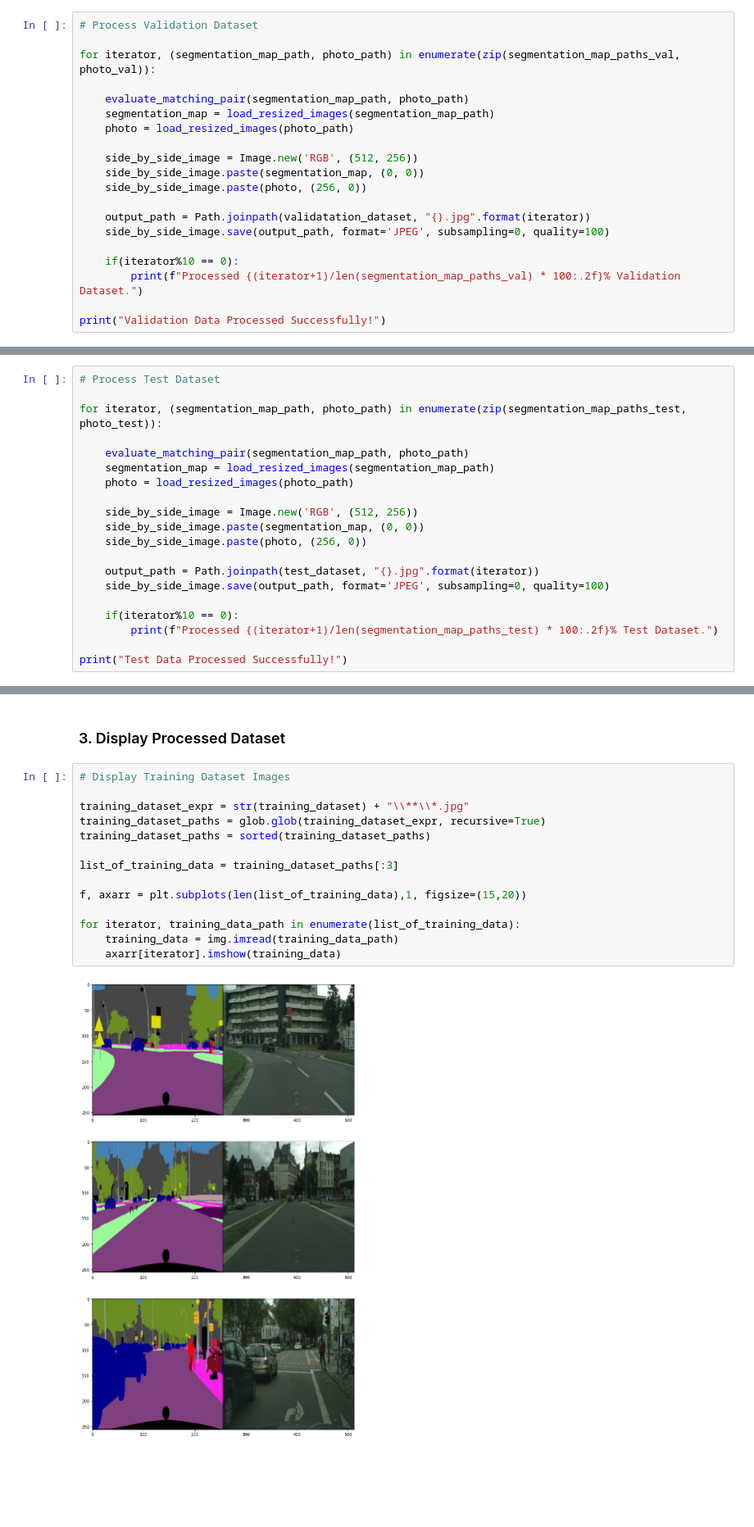
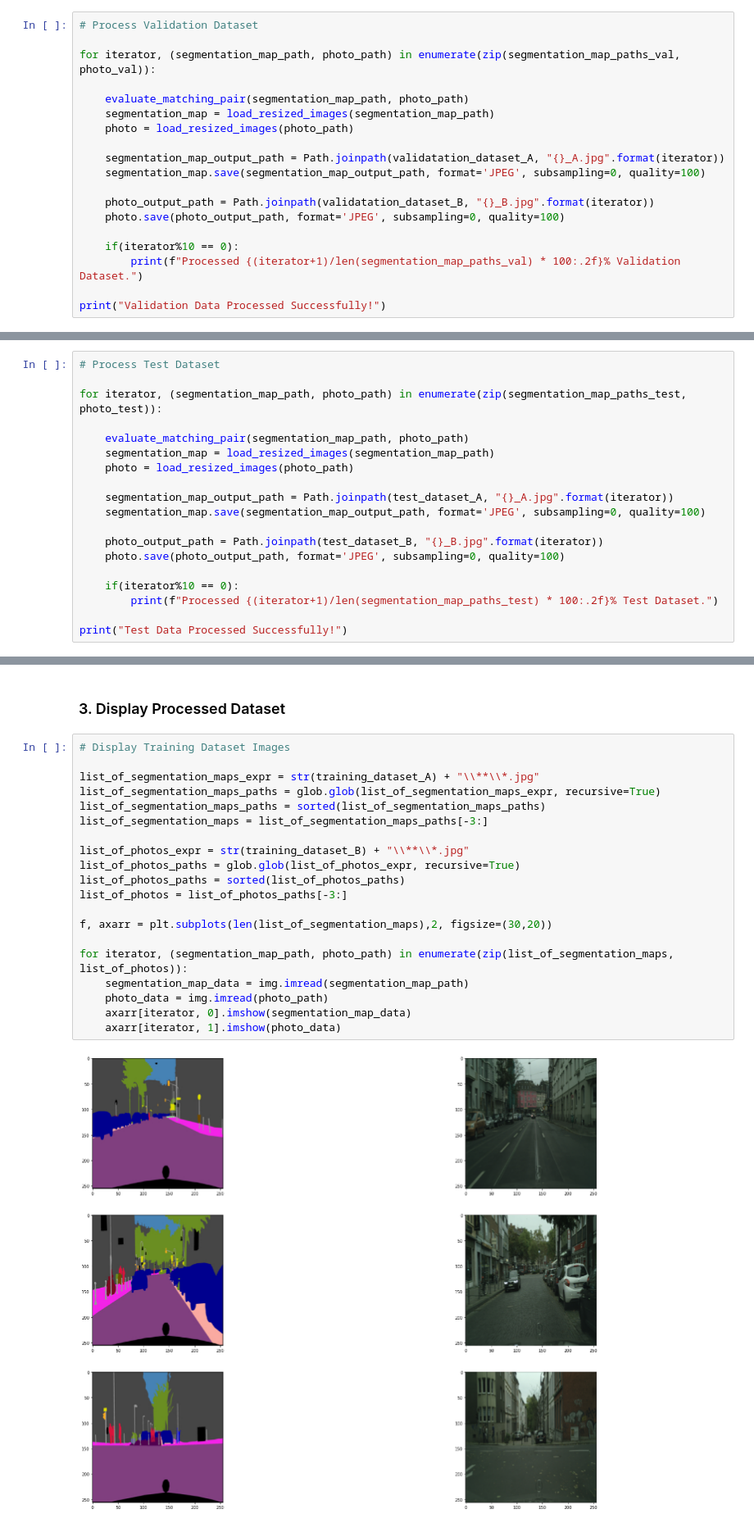
Before and after one commit to HariharanGopinath/data-augmentation-using-generative-adversarial-networks, a Jupyter notebook: prepare_dataset_and_create_project_structure.ipynb, the cells around one changed output, grey strips where cells are left out. Shown at 82% size. Cells and saved outputs as stored; diff of their text form; blank space fills up the shorter version.

Commit message:
Data Preprocessing Modified

```diff
--- a/prepare_dataset_and_create_project_structure.ipynb
+++ b/prepare_dataset_and_create_project_structure.ipynb
@@ -235,12 +257,11 @@ for iterator, (segmentation_map_path, photo_path) in enumerate(zip(segmentation_
     segmentation_map = load_resized_images(segmentation_map_path)
     photo = load_resized_images(photo_path)
 
-    side_by_side_image = Image.new('RGB', (512, 256))
-    side_by_side_image.paste(segmentation_map, (0, 0))
-    side_by_side_image.paste(photo, (256, 0))
+    segmentation_map_output_path = Path.joinpath(validatation_dataset_A, "{}_A.jpg".format(iterator))
+    segmentation_map.save(segmentation_map_output_path, format='JPEG', subsampling=0, quality=100)
 
-    output_path = Path.joinpath(validatation_dataset, "{}.jpg".format(iterator))
-    side_by_side_image.save(output_path, format='JPEG', subsampling=0, quality=100)
+    photo_output_path = Path.joinpath(validatation_dataset_B, "{}_B.jpg".format(iterator))
+    photo.save(photo_output_path, format='JPEG', subsampling=0, quality=100)
 
     if(iterator%10 == 0):
         print(f"Processed {(iterator+1)/len(segmentation_map_paths_val) * 100:.2f}% Validation Dataset.")
@@ -273,12 +294,11 @@ for iterator, (segmentation_map_path, photo_path) in enumerate(zip(segmentation_
     segmentation_map = load_resized_images(segmentation_map_path)
     photo = load_resized_images(photo_path)
 
-    side_by_side_image = Image.new('RGB', (512, 256))
-    side_by_side_image.paste(segmentation_map, (0, 0))
-    side_by_side_image.paste(photo, (256, 0))
+    segmentation_map_output_path = Path.joinpath(test_dataset_A, "{}_A.jpg".format(iterator))
+    segmentation_map.save(segmentation_map_output_path, format='JPEG', subsampling=0, quality=100)
 
-    output_path = Path.joinpath(test_dataset, "{}.jpg".format(iterator))
-    side_by_side_image.save(output_path, format='JPEG', subsampling=0, quality=100)
+    photo_output_path = Path.joinpath(test_dataset_B, "{}_B.jpg".format(iterator))
+    photo.save(photo_output_path, format='JPEG', subsampling=0, quality=100)
 
     if(iterator%10 == 0):
         print(f"Processed {(iterator+1)/len(segmentation_map_paths_test) * 100:.2f}% Test Dataset.")
@@ -307,19 +327,25 @@ Test Data Processed Successfully!
 # %%
 # Display Training Dataset Images
 
-training_dataset_expr = str(training_dataset) + "\\**\\*.jpg"
-training_dataset_paths = glob.glob(training_dataset_expr, recursive=True)
-training_dataset_paths = sorted(training_dataset_paths)
+list_of_segmentation_maps_expr = str(training_dataset_A) + "\\**\\*.jpg"
+list_of_segmentation_maps_paths = glob.glob(list_of_segmentation_maps_expr, recursive=True)
+list_of_segmentation_maps_paths = sorted(list_of_segmentation_maps_paths)
+list_of_segmentation_maps = list_of_segmentation_maps_paths[-3:]
 
-list_of_training_data = training_dataset_paths[:3]
+list_of_photos_expr = str(training_dataset_B) + "\\**\\*.jpg"
+list_of_photos_paths = glob.glob(list_of_photos_expr, recursive=True)
+list_of_photos_paths = sorted(list_of_photos_paths)
+list_of_photos = list_of_photos_paths[-3:]
 
-f, axarr = plt.subplots(len(list_of_training_data),1, figsize=(15,20))
+f, axarr = plt.subplots(len(list_of_segmentation_maps),2, figsize=(30,20))
 
-for iterator, training_data_path in enumerate(list_of_training_data):
-    training_data = img.imread(training_data_path)
-    axarr[iterator].imshow(training_data)
+for iterator, (segmentation_map_path, photo_path) in enumerate(zip(list_of_segmentation_maps, list_of_photos)):
+    segmentation_map_data = img.imread(segmentation_map_path)
+    photo_data = img.imread(photo_path)
+    axarr[iterator, 0].imshow(segmentation_map_data)
+    axarr[iterator, 1].imshow(photo_data)
 # %% [output]
-[figure, old version]
+[figure, new version]
 # %%
 # Display Validation Dataset Images
 
```
Also changed, not shown: parts of 6 cells of this notebook, 1 other file.
